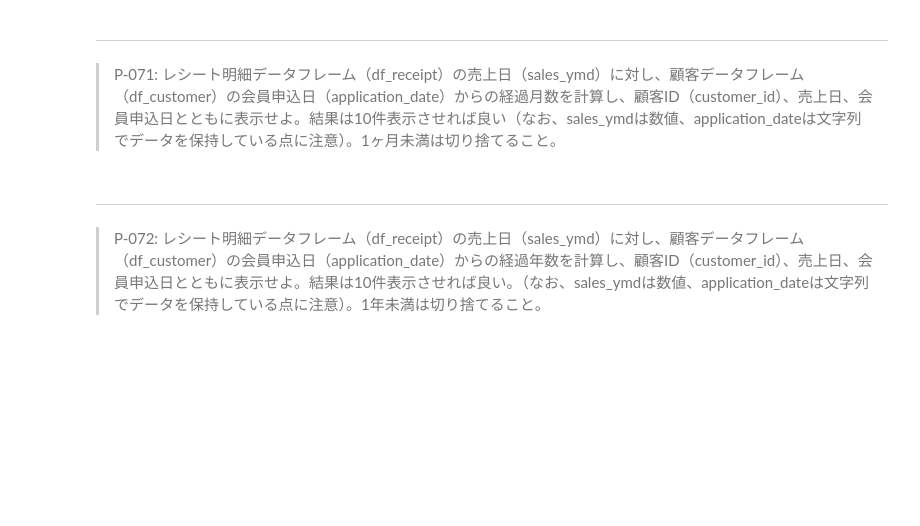
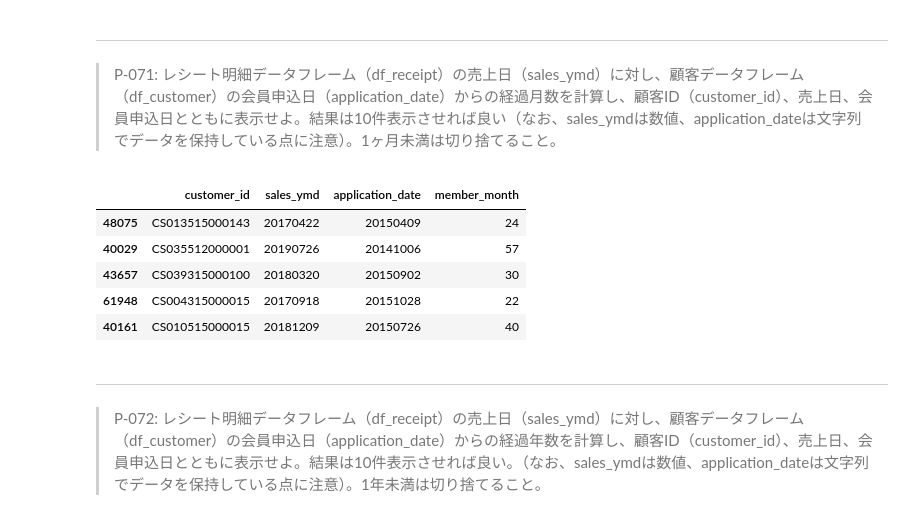
Before and after one commit to skyeanka/100knocks-preprocess, a Jupyter notebook: docker/work/preprocess_knock_Python.ipynb, the cells around one changed output. Saved outputs shown, nothing was run; the diff lists cells and outputs as text; code cells hidden in the pictures; blank space fills up the shorter version.

```diff
--- a/docker/work/preprocess_knock_Python.ipynb
+++ b/docker/work/preprocess_knock_Python.ipynb
@@ -1272,6 +1275,17 @@ tmp_df.head(10)
 # %% [markdown]
 ---
 > P-071: レシート明細データフレーム（df_receipt）の売上日（sales_ymd）に対し、顧客データフレーム（df_customer）の会員申込日（application_date）からの経過月数を計算し、顧客ID（customer_id）、売上日、会員申込日とともに表示せよ。結果は10件表示させれば良い（なお、sales_ymdは数値、application_dateは文字列でデータを保持している点に注意）。1ヶ月未満は切り捨てること。
+# %%
+df_tmp=pd.merge(df_receipt[['customer_id', 'sales_ymd']], df_customer[['customer_id', 'application_date']])
+df_tmp['member_month']=round(((pd.to_datetime(df_tmp['sales_ymd'].astype('str'))-pd.to_datetime(df_tmp['application_date']))/np.timedelta64(1, 'M')).astype(int))
+df_tmp.sample(5)
+# %% [output]
+|  | customer_id | sales_ymd | application_date | member_month |
+| 48075 | CS013515000143 | 20170422 | 20150409 | 24 |
+| 40029 | CS035512000001 | 20190726 | 20141006 | 57 |
+| 43657 | CS039315000100 | 20180320 | 20150902 | 30 |
+| 61948 | CS004315000015 | 20170918 | 20151028 | 22 |
+| 40161 | CS010515000015 | 20181209 | 20150726 | 40 |
 # %% [markdown]
 ---
 > P-072: レシート明細データフレーム（df_receipt）の売上日（sales_ymd）に対し、顧客データフレーム（df_customer）の会員申込日（application_date）からの経過年数を計算し、顧客ID（customer_id）、売上日、会員申込日とともに表示せよ。結果は10件表示させれば良い。（なお、sales_ymdは数値、application_dateは文字列でデータを保持している点に注意）。1年未満は切り捨てること。
```
Also changed, not shown: parts of 8 cells of this notebook, 1 other file.
